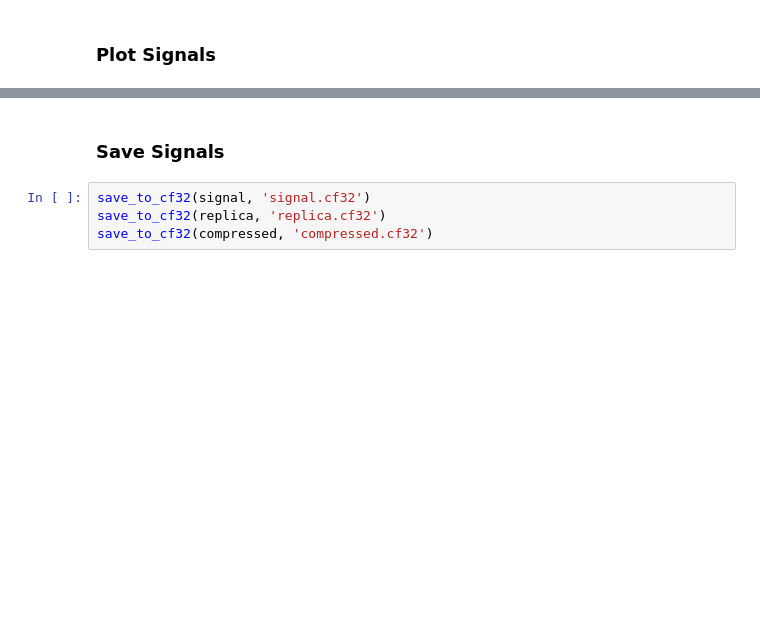
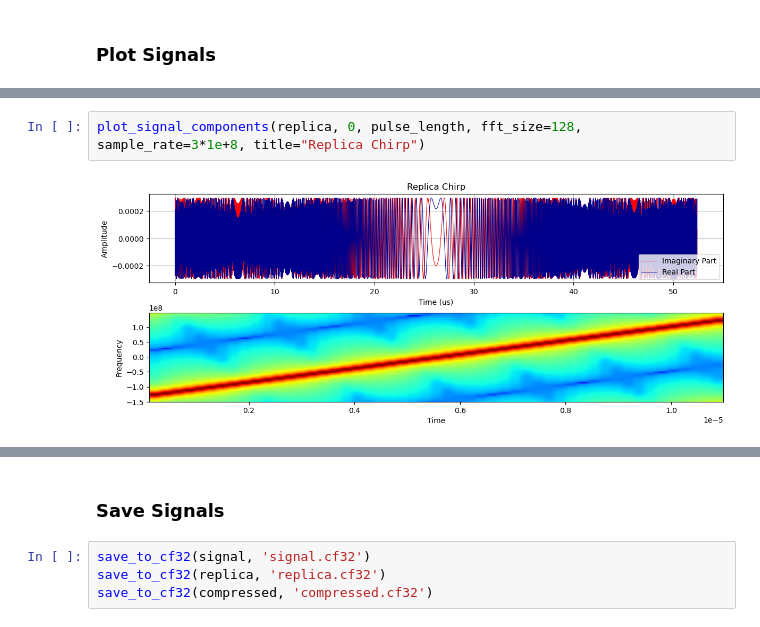
Before and after one commit to AndrewPlayer3/sar_processing, a Jupyter notebook: s1_level0/save_signals.ipynb, the cells around one changed output, grey strips where cells are left out. Cells and saved outputs as stored; diff of their text form; blank space fills up the shorter version.

```diff
--- a/s1_level0/save_signals.ipynb
+++ b/s1_level0/save_signals.ipynb
@@ -140,0 +131,4 @@ plot_signal_components(compressed, 0, sampling_window_length, title="Pulse Compr
+# %%
+plot_signal_components(replica, 0, pulse_length, fft_size=128, sample_rate=3*1e+8, title="Replica Chirp")
+# %% [output]
+[figure, added]
```
Also changed, not shown: parts of 10 cells of this notebook.
